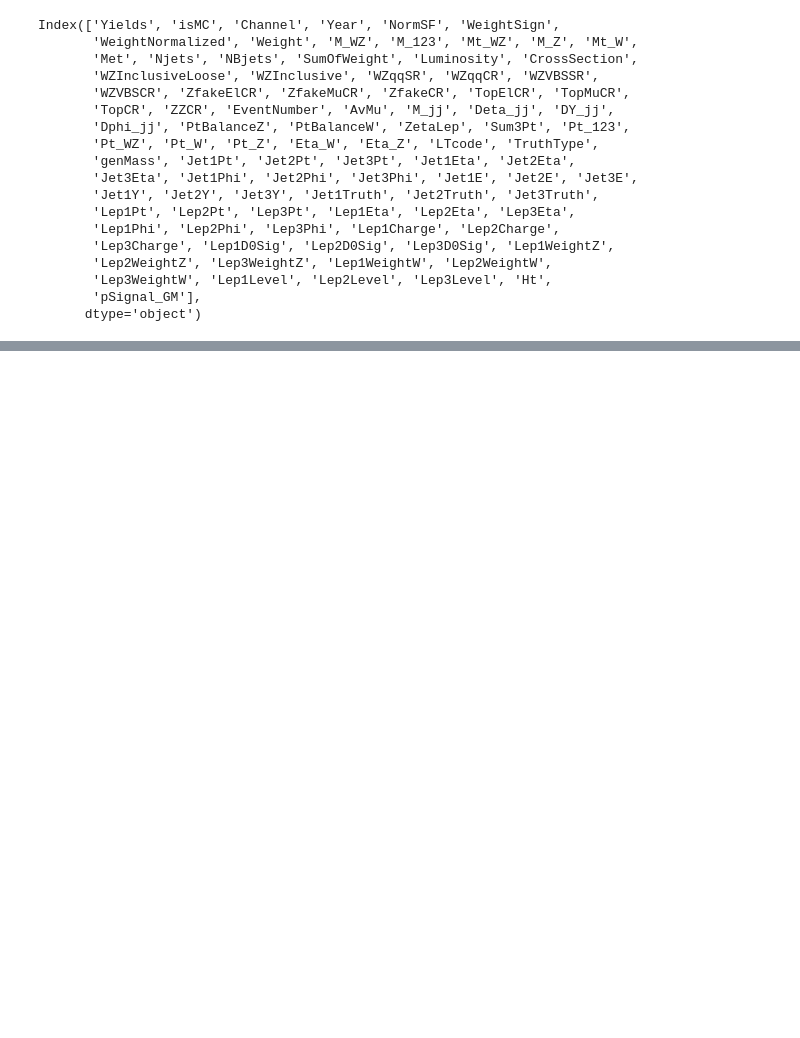
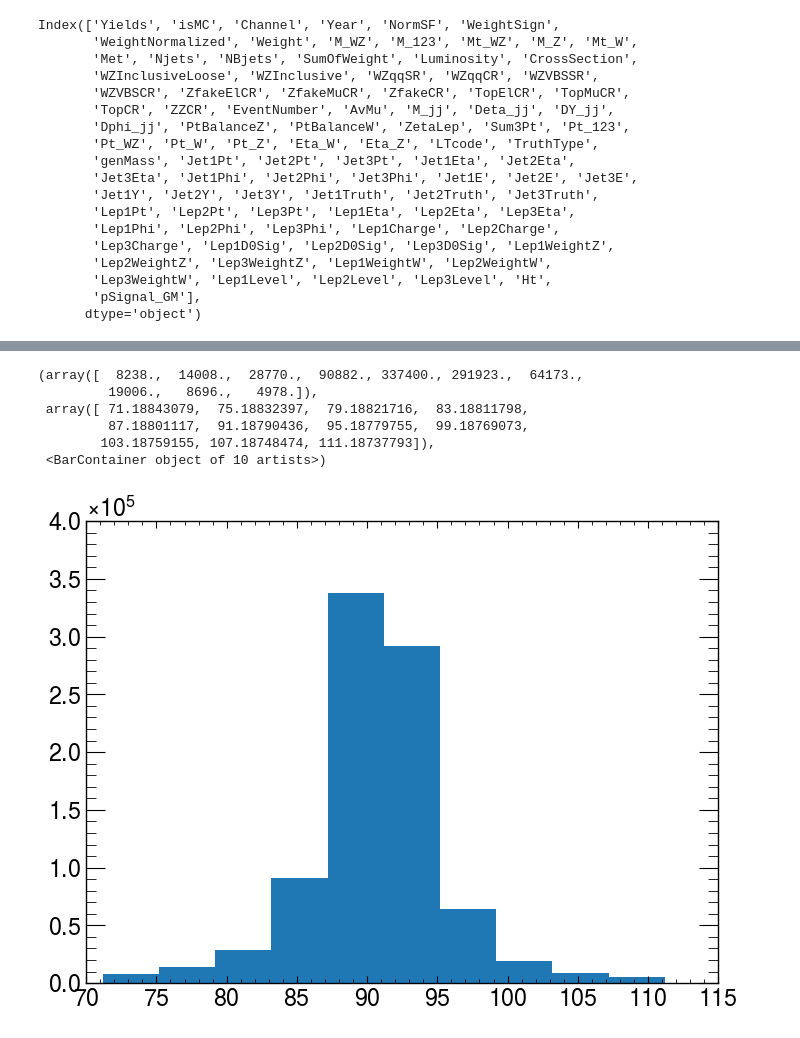
Before and after one commit to hrzhao76/ssWWWZjj, a Jupyter notebook: notebooks/inspect_decorated_samples.ipynb, the cells around one changed output, grey strips where cells are left out. Saved outputs shown, nothing was run; the diff lists cells and outputs as text; code cells hidden in the pictures; blank space fills up the shorter version.

```diff
--- a/notebooks/inspect_decorated_samples.ipynb
+++ b/notebooks/inspect_decorated_samples.ipynb
@@ -397 +428,11 @@ for feature in features:
 ... (4 outputs left out)
+# %%
+plt.hist(merged_sig["M_Z"])
+# %% [output]
+(array([  8238.,  14008.,  28770.,  90882., 337400., 291923.,  64173.,
+         19006.,   8696.,   4978.]),
+ array([ 71.18843079,  75.18832397,  79.18821716,  83.18811798,
+         87.18801117,  91.18790436,  95.18779755,  99.18769073,
+        103.18759155, 107.18748474, 111.18737793]),
+ <BarContainer object of 10 artists>)
+[figure, added]
```
Also changed, not shown: parts of 16 cells of this notebook, 1 other file.
